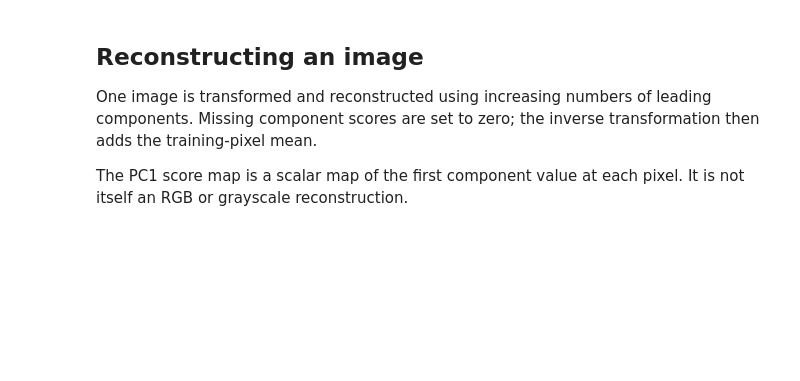
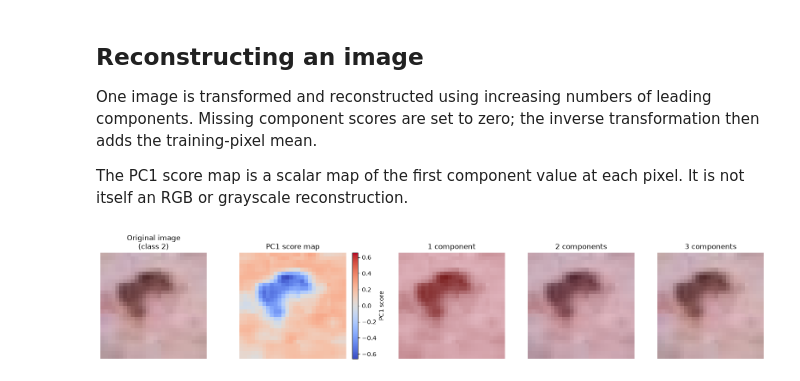
Before and after one commit to ICR-Computational-Imaging/RC4R, a Jupyter notebook: notebooks/01_explore_channel_pca.ipynb, the cells around one changed output. Saved outputs shown, nothing was run; the diff lists cells and outputs as text; code cells hidden in the pictures; blank space fills up the shorter version.

```diff
--- a/notebooks/01_explore_channel_pca.ipynb
+++ b/notebooks/01_explore_channel_pca.ipynb
@@ -126,7 +139,7 @@ One image is transformed and reconstructed using increasing numbers of leading c
 
 The PC1 score map is a scalar map of the first component value at each pixel. It is not itself an RGB or grayscale reconstruction.
 # %%
-image_index = 900
+image_index = 10
 original = train_images[image_index].astype(np.float32) / 255.0
 pixels = original.reshape(-1, 3)
 scores = pca.transform(pixels)
@@ -136,33 +149,35 @@ for number_of_components in (1, 2, 3):
     retained_scores = np.zeros_like(scores)
     retained_scores[:, :number_of_components] = scores[:, :number_of_components]
     reconstructed_pixels = pca.inverse_transform(retained_scores)
     reconstructed_image = reconstructed_pixels.reshape(original.shape)
     reconstructions.append(np.clip(reconstructed_image, 0.0, 1.0))
 
 pc1_score_map = scores[:, 0].reshape(original.shape[:2])
 score_limit = np.abs(pc1_score_map).max()
 
 fig, axes = plt.subplots(1, 5, figsize=(16, 3), layout="constrained")
 axes[0].imshow(original)
 axes[0].set_title(f"Original image\n(class {train_labels[image_index]})")
 
 score_plot = axes[1].imshow(
     pc1_score_map, cmap="coolwarm", vmin=-score_limit, vmax=score_limit
 )
 axes[1].set_title("PC1 score map")
 fig.colorbar(score_plot, ax=axes[1], label="PC1 score")
 
 for axis, reconstruction, number_of_components in zip(
     axes[2:], reconstructions, (1, 2, 3), strict=True
 ):
     axis.imshow(reconstruction)
     suffix = "s" if number_of_components > 1 else ""
     axis.set_title(f"{number_of_components} component{suffix}")
 
 for axis in axes:
     axis.axis("off")
 
 plt.show()
+# %% [output]
+[figure, added]
 # %% [markdown]
 ## Conclusions and limitations
 
```
Also changed, not shown: parts of 5 cells of this notebook.
